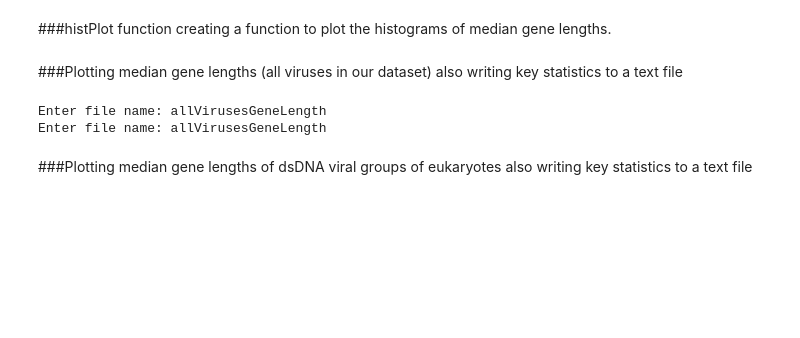
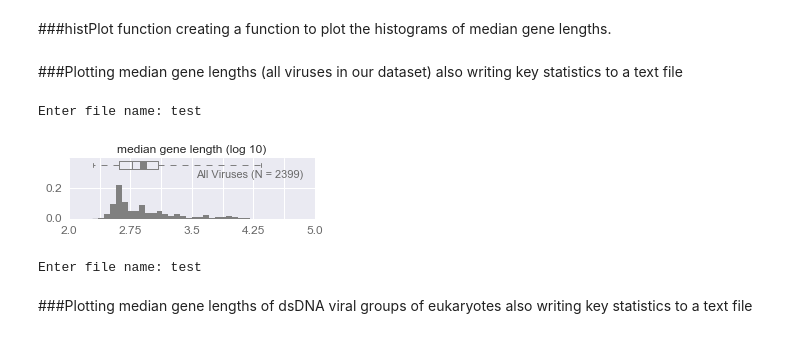
Before and after one commit to gitamahm/VirologyByTheNumbers, a Jupyter notebook: geneLengthsFV.ipynb, the cells around one changed output. Cells and saved outputs as stored; diff of their text form; code cells hidden in the pictures; blank space fills up the shorter version.

```diff
--- a/geneLengthsFV.ipynb
+++ b/geneLengthsFV.ipynb
@@ -371,7 +390,8 @@ plt.show()
 creating a function to plot the histograms of median gene lengths.
 # %%
 def histPlots(allViruses, hostNames, colors, numcol, numrow):
-    #numcol and numrow refer to the number of rows and columns to be generated for subplots. Colors refers to the color used for each subplot.
+    #numcol and numrow refer to the number of rows and columns to be generated for subplots.
+    #Colors refers to the color used for each subplot.
     #allViruses is a list of lists, containing genome lengths of different viral groups
     input_var = input("Enter file name: ")
     inputFileName = input_var + '.pdf'
@@ -387,7 +407,8 @@ def histPlots(allViruses, hostNames, colors, numcol, numrow):
     counter = range(len(allViruses))
     #per each classification system, we're looping through viral groups, which correspond to j.
     for j in counter:
-        #a vector of ones the length of allViruses[j] which is a genome length vector of one of the three domains of life, depending on j.
+        #a vector of ones the length of allViruses[j] which is a genome length vector of one of
+        #the three domains of life, depending on j.
         vecOfOnes= np.zeros(len(allViruses[j])) + 1.
 
         #matOfOnes.append(vecOfOnes)
@@ -396,15 +417,18 @@ def histPlots(allViruses, hostNames, colors, numcol, numrow):
         #need 3 rows, 1 column for this current plot
         ax1 = plt.subplot(numcol,numrow, j+1)
 
-        #calculating the number of bins needed according to Freedman-Diaconis rule. Bin width = 2 * IQR * N^(-1/3), where N is number of datapoints, IQR is interquartile range.
+        #calculating the number of bins needed according to Freedman-Diaconis rule.
+        #Bin width = 2 * IQR * N^(-1/3), where N is number of datapoints, IQR is interquartile range.
         #number of bins can be calculated from bin width according to bin number = (max(data) - min(data))/bin width
-        iqr=np.percentile(allViruses[j], 75, interpolation='higher') - np.percentile(allViruses[j], 25, interpolation='lower')
+        iqr=np.percentile(allViruses[j], 75, interpolation='higher') - np.percentile(allViruses[j], 25,
+                                                                                     interpolation='lower')
         bottom = binWidth=2*iqr*len(allViruses[j])**(-1/3)
         top = max(allViruses[j])-min(allViruses[j])
         binNumFreed =int(np.ceil(top/bottom))
 
 
-        #plotting the normalized histograms, and ensuring bins of equal length by setting 'bins' equal to an array with equal spacings
+        #plotting the normalized histograms, and ensuring bins of equal length by setting 'bins' equal to an array with
+        #equal spacings
         n, bins, patches = plt.hist(allViruses[j], bins=binNumFreed, weights=matWeight[j], color=colors[j], linewidth=0)
         maxHeight= np.round(np.amax(n),1) + 0.2
 
@@ -440,7 +464,7 @@ def histPlots(allViruses, hostNames, colors, numcol, numrow):
         ax1.set_yticklabels(np.linspace(0,maxBarHeight, numticksy), color='dimgrey' )
         ax1.set_xticks(np.linspace(xmin,xmax,numticksx*2-1))
 
-        #The following lines are made so that I can have more ticks but everyother label is skipped.
+        #The following lines are made so that I can have more ticks but every other label is skipped.
         labelList= np.linspace(xmin,xmax,numticksx)
         #a list of zeros as placeholders
         newLabelList = [0] * (len(labelList) * 2 - 1)
@@ -457,6 +481,10 @@ def histPlots(allViruses, hostNames, colors, numcol, numrow):
         #this piece is written so that the x axis of all plots except the very last don't get labeled.
         if j in counter[:-1]:
             ax1.set_xticklabels([])
+        #making sure only the first plot gets a title, because all other plots are implied to have the same title
+        if j==0:
+            plt.title('median gene length (log 10)')
+
 
         #just added to be able to perserve text when taking the plot image into illustrator version 6
         plt.rcParams['pdf.fonttype'] = 42
@@ -469,35 +497,39 @@ also writing key statistics to a text file
 # %%
 viruses = [np.log10(virus['median']*3) for virus in lengthData]
 allViruses=[viruses]
 hostNames= ['All Viruses']
 colors=['grey']
 numrow = 7
 numcol = 3
 histPlots(allViruses, hostNames, colors, numrow, numcol)
 
 input_var = input("Enter file name: ")
 filename = input_var+ '.txt'
 fo = open(filename, 'w')
 #writing the first line here, and the rest as part of the for loop
 fo.write('\t'+'Gene Length Statistics For Different Viral Groups'+'\n')
-fo.write('\t'+ 'Min' +'\t'+ 'Max' + '\t'+ '25th Percentile'+'\t'+ 'Median'+ '\t' + '75th Percentile' +'\t' + 'Mean' + '\t' +'Stdev.' +'\n')
+fo.write('\t'+ 'Min' +'\t'+ 'Max' + '\t'+ '25th Percentile'+'\t'+ 'Median'+ '\t' + '75th Percentile'
+         +'\t' + 'Mean' + '\t' +'Stdev.' +'\n')
 
 for j in range(len(allViruses)):
     #writing the stats to the file we started earlier
     minimum ="%.1f" %min(np.power(10, allViruses[j]))
     maximum= "%.1f" %max(np.power(10, allViruses[j]))
     iqr1 = "%.1f" %np.percentile(np.power(10, allViruses[j]), 25, interpolation='lower')
     med ="%.1f" %np.median(np.power(10,allViruses[j]))
     iqr3 = "%.1f" %np.percentile(np.power(10, allViruses[j]), 75, interpolation='higher')
     avg ="%.1f" %np.mean(np.power(10,allViruses[j]))
     std ="%.1f" %np.std(np.power(10,allViruses[j]))
 
-    fo.write(hostNames[j]+' (N = ' + str(len(allViruses[j])) + ')' +'\t'+ minimum +'\t'+ maximum + '\t'+ iqr1 + '\t'+ med+ '\t' + iqr3 + '\t' + avg +'\t'+ std + '\n')
+    fo.write(hostNames[j]+' (N = ' + str(len(allViruses[j])) + ')' +'\t'+ minimum +'\t'+ maximum + '\t'+ iqr1 +
+             '\t'+ med+ '\t' + iqr3 + '\t' + avg +'\t'+ std + '\n')
+
 
 fo.close()
 # %% [output]
-Enter file name: allVirusesGeneLength
-Enter file name: allVirusesGeneLength
+Enter file name: test
+[figure, added]
+Enter file name: test
 # %% [markdown]
 ###Plotting median gene lengths of dsDNA viral groups of eukaryotes
 also writing key statistics to a text file
```
Also changed, not shown: parts of 12 cells of this notebook.
